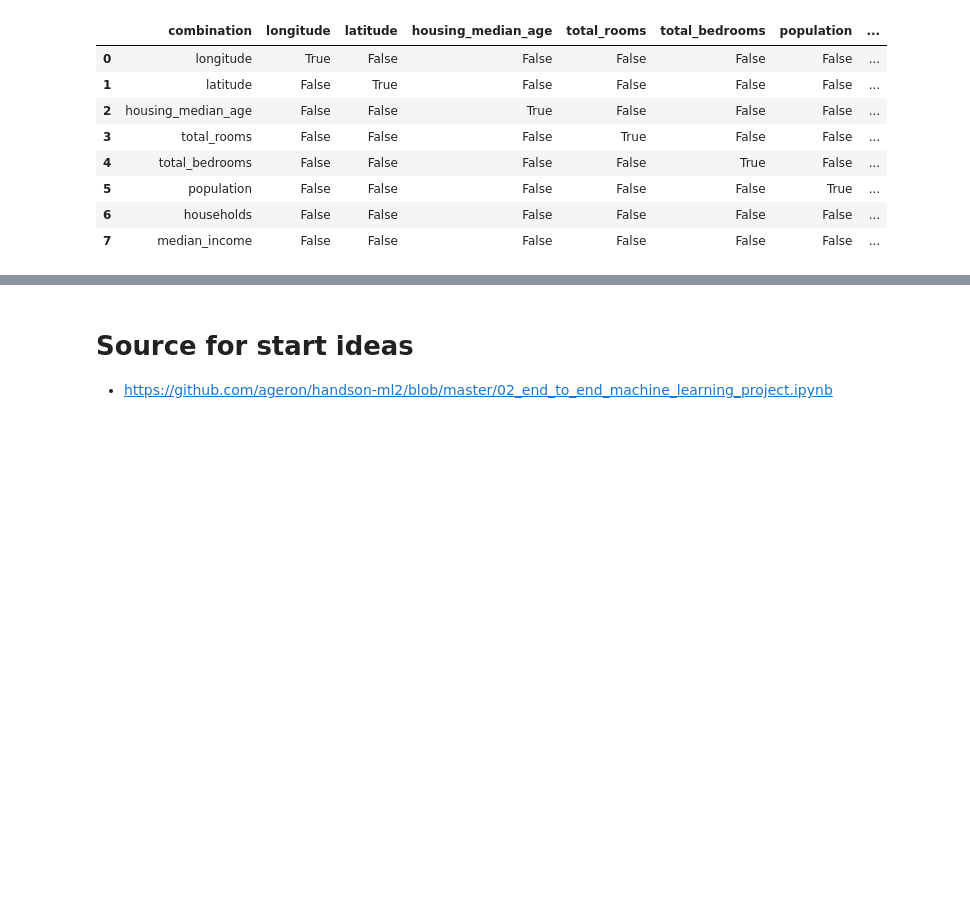
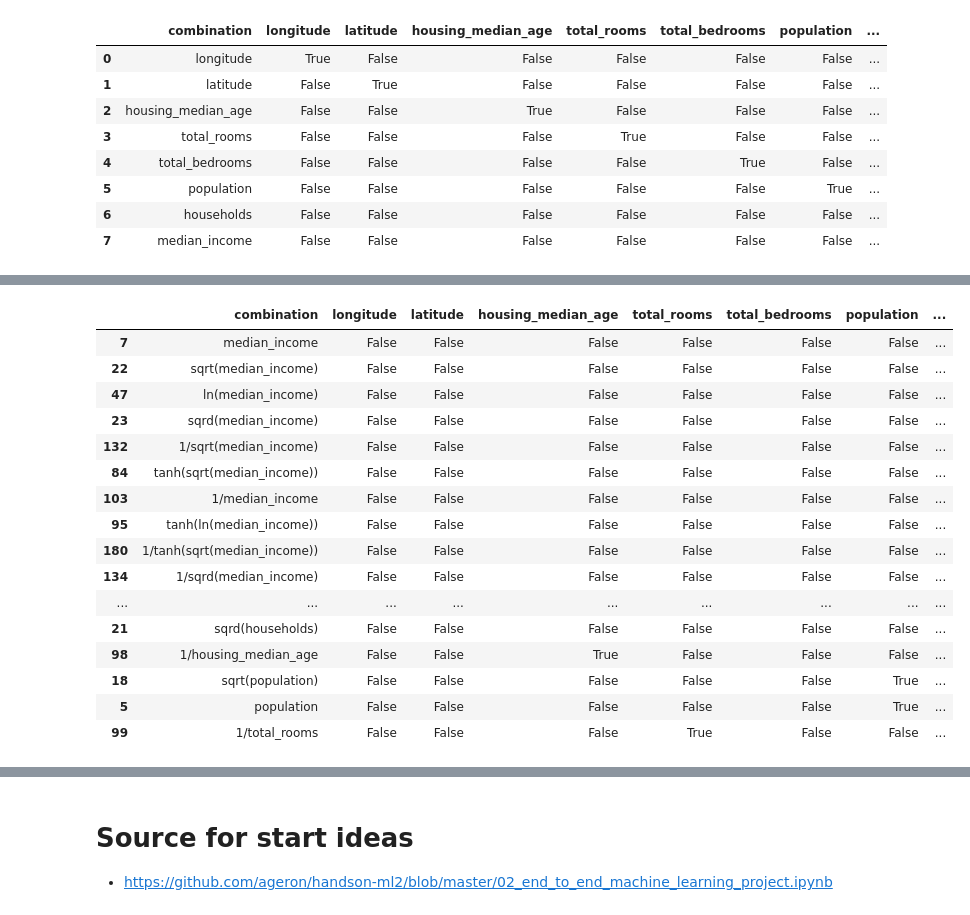
Before and after one commit to matyushkin/competitions, a Jupyter notebook: pipelines/regression/regression.ipynb, the cells around one changed output, grey strips where cells are left out. Saved outputs shown, nothing was run; the diff lists cells and outputs as text; code cells hidden in the pictures; blank space fills up the shorter version.

```diff
--- a/pipelines/regression/regression.ipynb
+++ b/pipelines/regression/regression.ipynb
@@ -227 +299,27 @@ df_tr = df[numeric_cols]
+# %%
+for col in nan_cols:
+    df_c = df_c[df_c.combination != col]
+
+y = ma.masked_invalid(df[target_name])
+df_c['value'] = df_c.combination.apply(lambda x: ma.corrcoef(df_tr[x], y)[0, 1])
+df_c.value = df_c.value.abs()
+df_c.sort_values(by=['value'], ascending=False).head(50)
+# %% [output]
+|  | combination | longitude | latitude | housing_median_age | total_rooms | total_bedrooms | population | ... |
+| 7 | median_income | False | False | False | False | False | False | ... |
+| 22 | sqrt(median_income) | False | False | False | False | False | False | ... |
+| 47 | ln(median_income) | False | False | False | False | False | False | ... |
+| 23 | sqrd(median_income) | False | False | False | False | False | False | ... |
+| 132 | 1/sqrt(median_income) | False | False | False | False | False | False | ... |
+| 84 | tanh(sqrt(median_income)) | False | False | False | False | False | False | ... |
+| 103 | 1/median_income | False | False | False | False | False | False | ... |
+| 95 | tanh(ln(median_income)) | False | False | False | False | False | False | ... |
+| 180 | 1/tanh(sqrt(median_income)) | False | False | False | False | False | False | ... |
+| 134 | 1/sqrd(median_income) | False | False | False | False | False | False | ... |
+| ... | ... | ... | ... | ... | ... | ... | ... | ... |
+| 21 | sqrd(households) | False | False | False | False | False | False | ... |
+| 98 | 1/housing_median_age | False | False | True | False | False | False | ... |
+| 18 | sqrt(population) | False | False | False | False | False | True | ... |
+| 5 | population | False | False | False | False | False | True | ... |
+| 99 | 1/total_rooms | False | False | False | True | False | False | ... |
 # %%
```
Also changed, not shown: parts of 14 cells of this notebook.
